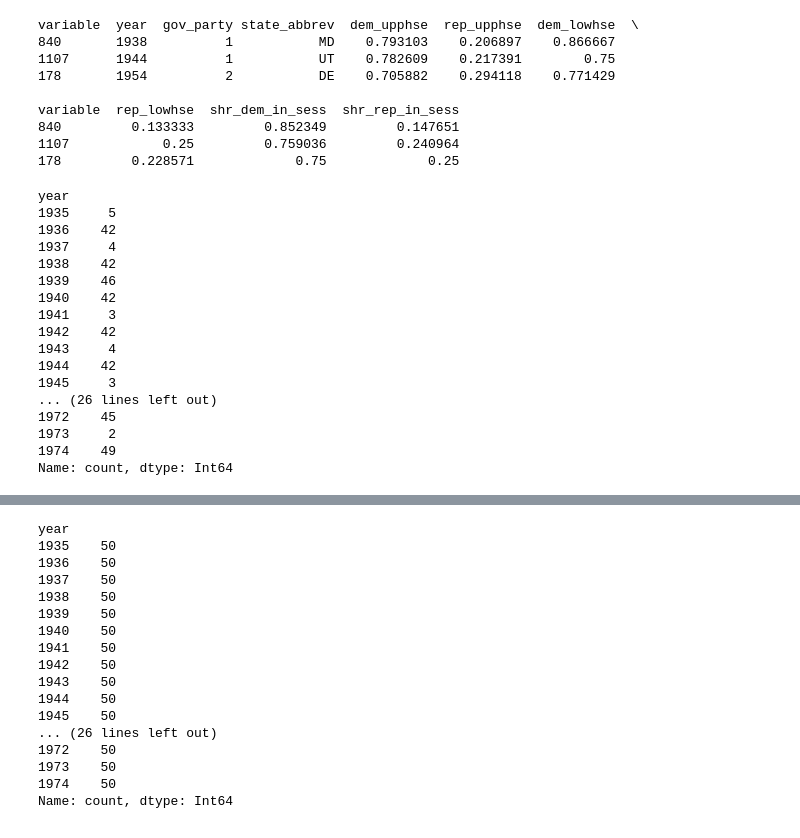
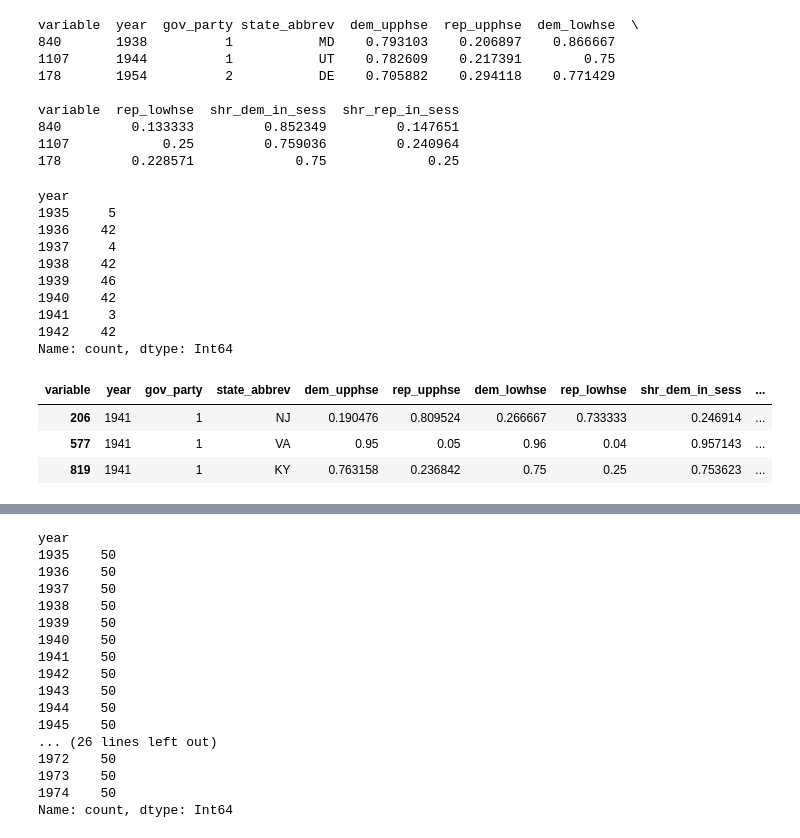
Before and after one commit to batShimon/similarity_data, a Jupyter notebook: Cleaning_icpsr16_partisan_composition.ipynb, the cells around one changed output, grey strips where cells are left out. Saved outputs shown, nothing was run; the diff lists cells and outputs as text; code cells hidden in the pictures.

```diff
--- a/Cleaning_icpsr16_partisan_composition.ipynb
+++ b/Cleaning_icpsr16_partisan_composition.ipynb
@@ -1010,7 +1010,7 @@ variable  rep_lowhse  shr_dem_in_sess  shr_rep_in_sess
 1107            0.25         0.759036         0.240964
 178         0.228571             0.75             0.25
 # %%
-print(icpsr_filt['year'].value_counts().sort_index())
+print(icpsr_filt['year'].value_counts().sort_index().head(8))
 # %% [output]
 year
 1935     5
@@ -1021,13 +1021,6 @@ year
 1940    42
 1941     3
 1942    42
-1943     4
-1944    42
-1945     3
-... (26 lines left out)
-1972    45
-1973     2
-1974    49
 Name: count, dtype: Int64
 # %%
 # Step 1: Create a complete grid of years and states
@@ -1041,0 +1035,7 @@ icpsr_complete = pd.merge(all_combinations, icpsr_filt, on=['year', 'state_abbre
+# %%
+icpsr_filt[icpsr_filt['year'] == 1941].head()
+# %% [output]
+| variable | year | gov_party | state_abbrev | dem_upphse | rep_upphse | dem_lowhse | rep_lowhse | shr_dem_in_sess | ... |
+| 206 | 1941 | 1 | NJ | 0.190476 | 0.809524 | 0.266667 | 0.733333 | 0.246914 | ... |
+| 577 | 1941 | 1 | VA | 0.95 | 0.05 | 0.96 | 0.04 | 0.957143 | ... |
+| 819 | 1941 | 1 | KY | 0.763158 | 0.236842 | 0.75 | 0.25 | 0.753623 | ... |
```
Also changed, not shown: parts of 5 cells of this notebook.
